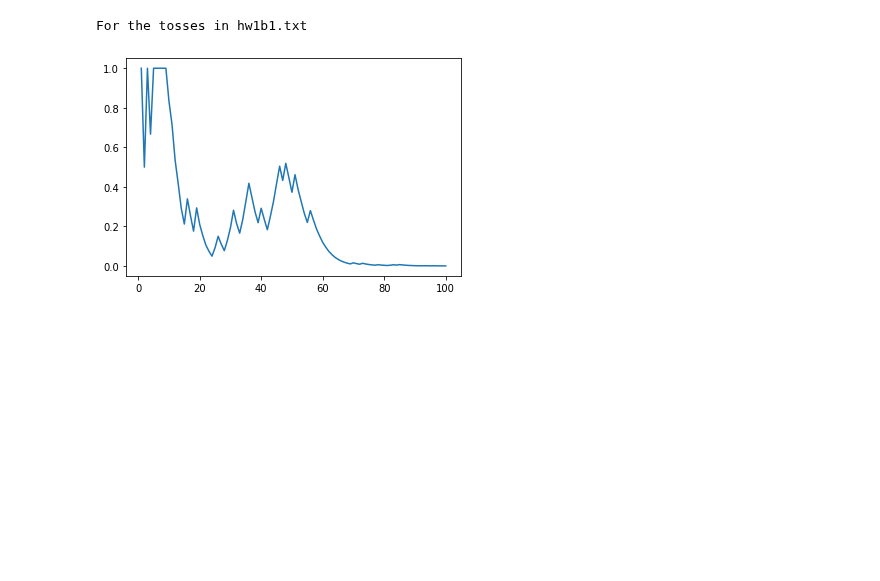
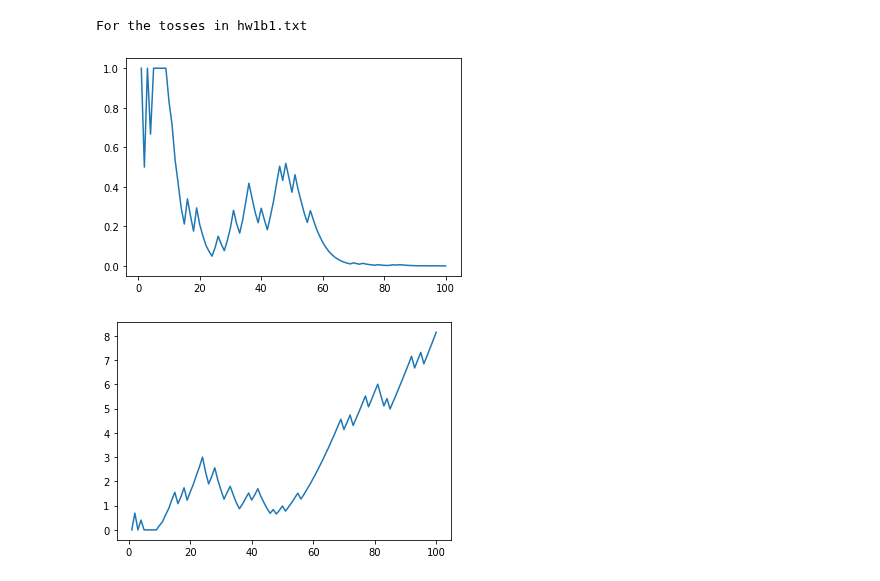
Before and after one commit to rohankalbag/EE325-Assignments, a Jupyter notebook: Q2.ipynb, the cells around one changed output. Drawn from its saved outputs; the diff is of its cells as text; code cells hidden in the pictures; blank space fills up the shorter version.

Commit message:
Added Log Graphs

```diff
--- a/Q2.ipynb
+++ b/Q2.ipynb
@@ -18,21 +18,24 @@ def likelinessCalc(n,i):
 # %%
 noofheads = 0
 nooftails = 0
 nooftosses = 0
 likeliness = []
 for i in tosses:
     if(i==0):
         nooftails += 1
     else:
         noofheads += 1
     nooftosses += 1
     likeliness += [likelinessCalc(nooftosses,noofheads)]
 print("For the tosses in hw1b1.txt")
 plt.plot(np.arange(1,len(tosses)+1),likeliness)
 plt.show()
+plt.plot(np.arange(1,len(tosses)+1),-np.log(likeliness))
+plt.show()
 # %% [output]
 For the tosses in hw1b1.txt
 [figure]
+[figure, added]
 # %%
 myFile = open("hw1b2.txt",'r')
 entries = myFile.readlines()
```
Also changed, not shown: parts of 3 cells of this notebook.
